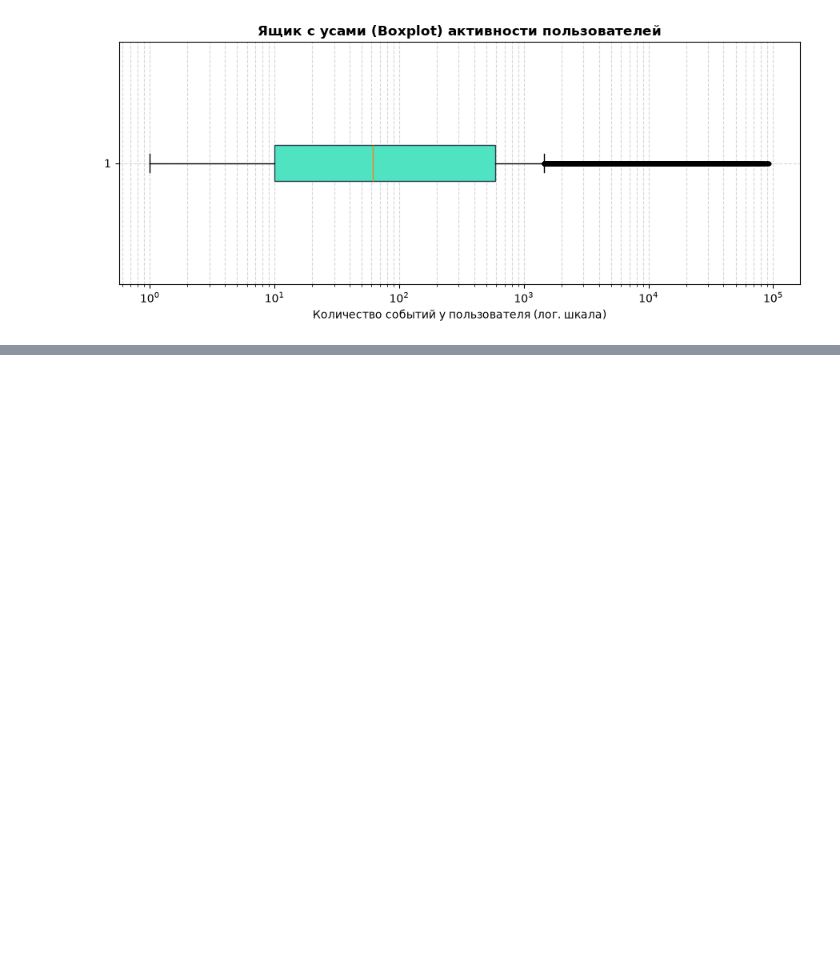
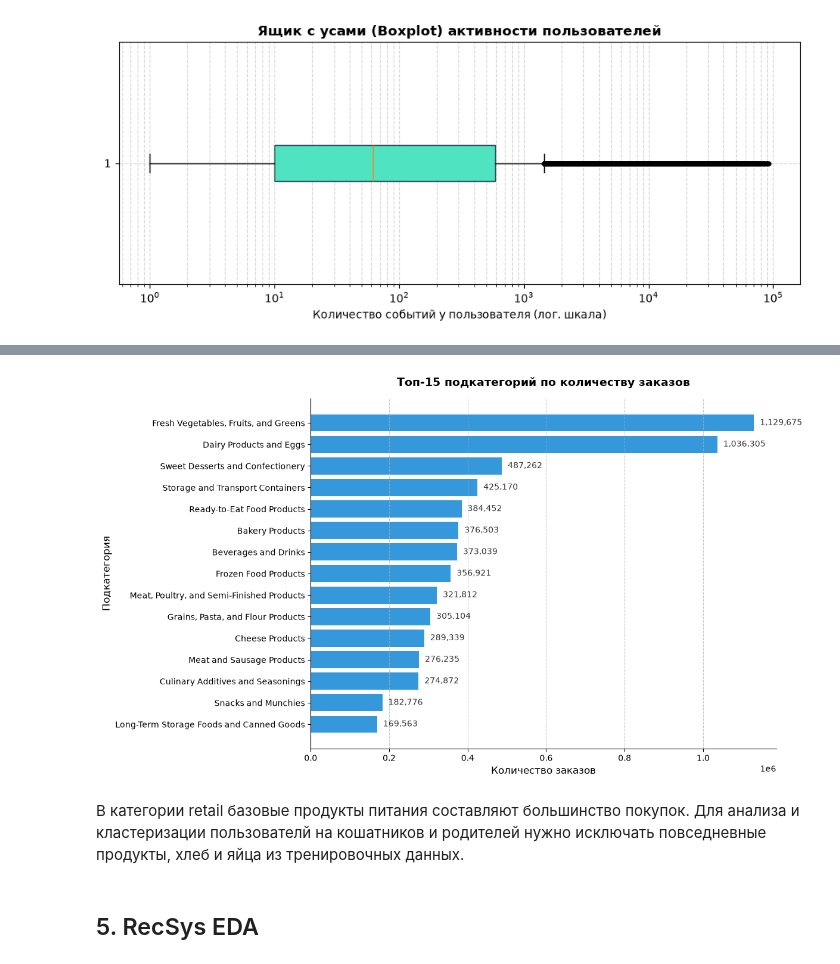
Before and after one commit to Valerpa/recsys-hse-year-project, a Jupyter notebook: 2_EDA/eda_retail.ipynb, the cells around one changed output, grey strips where cells are left out. Saved outputs shown, nothing was run; the diff lists cells and outputs as text; code cells hidden in the pictures; blank space fills up the shorter version.

```diff
--- a/2_EDA/eda_retail.ipynb
+++ b/2_EDA/eda_retail.ipynb
@@ -43,0 +82,7 @@ shape: (3, 6)
+# %%
+events_pattern = os.path.join(DATASET_PATH, 'retail', 'events', '*.pq')
+events_path = os.path.join(DATASET_PATH, 'retail', 'events')
+events_files = sorted(os.listdir(events_path))
+total_events_files = len(events_files)
+
+print(f"Всего файлов в папке events: {total_events_files}")
@@ -519,0 +769,39 @@ plt.show()
+# %%
+df_top15 = final_subcat_orders.head(15)
+subcategories = df_top15.get_column("subcategory").to_list()
+counts = df_top15.get_column("order_count").to_list()
+
+plt.figure(figsize=(12, 7))
+
+bars = plt.barh(subcategories[::-1], counts[::-1], color="#3498db")
+
+plt.title("Топ-15 подкатегорий по количеству заказов", fontsize=14, fontweight="bold", pad=15)
+plt.xlabel("Количество заказов", fontsize=12)
+plt.ylabel("Подкатегория", fontsize=12)
+
+for bar in bars:
+    width = bar.get_width()
+    plt.text(
+        width + 15000,  # небольшой отступ вправо от бара
+        bar.get_y() + bar.get_height() / 2,
+        f"{int(width):,}",
+        va="center",
+        ha="left",
+        fontsize=10,
+        color="#333333"
+    )
+
+# Убираем лишние рамки для чистоты стиля
+ax = plt.gca()
+ax.spines['top'].set_visible(False)
+ax.spines['right'].set_visible(False)
+
+plt.grid(axis='x', linestyle='--', alpha=0.7)
+plt.tight_layout()
+plt.show()
+# %% [output]
+[figure, added]
+# %% [markdown]
+В категории retail базовые продукты питания составляют большинство покупок. Для анализа и кластеризации пользователй на кошатников и родителей нужно исключать повседневные продукты, хлеб и яйца из тренировочных данных.
+# %% [markdown]
+## 5. RecSys EDA
```
Also changed, not shown: parts of 105 cells of this notebook.
